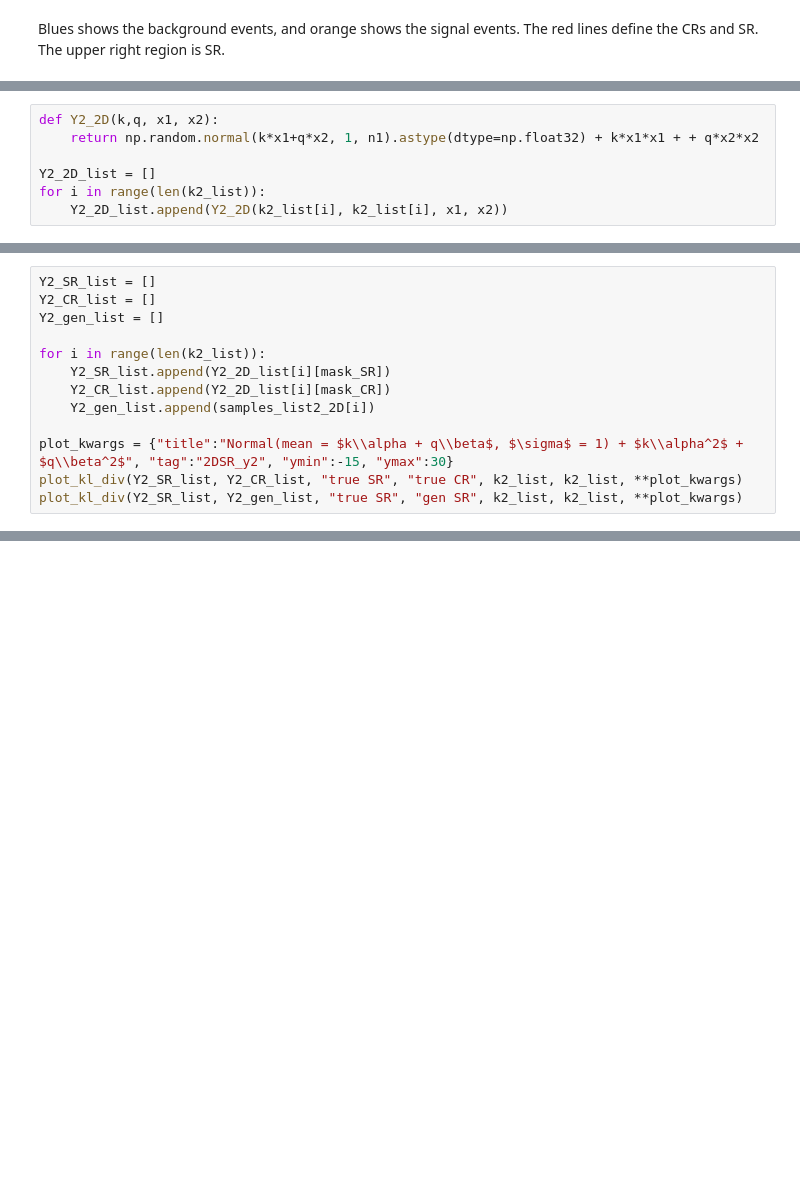
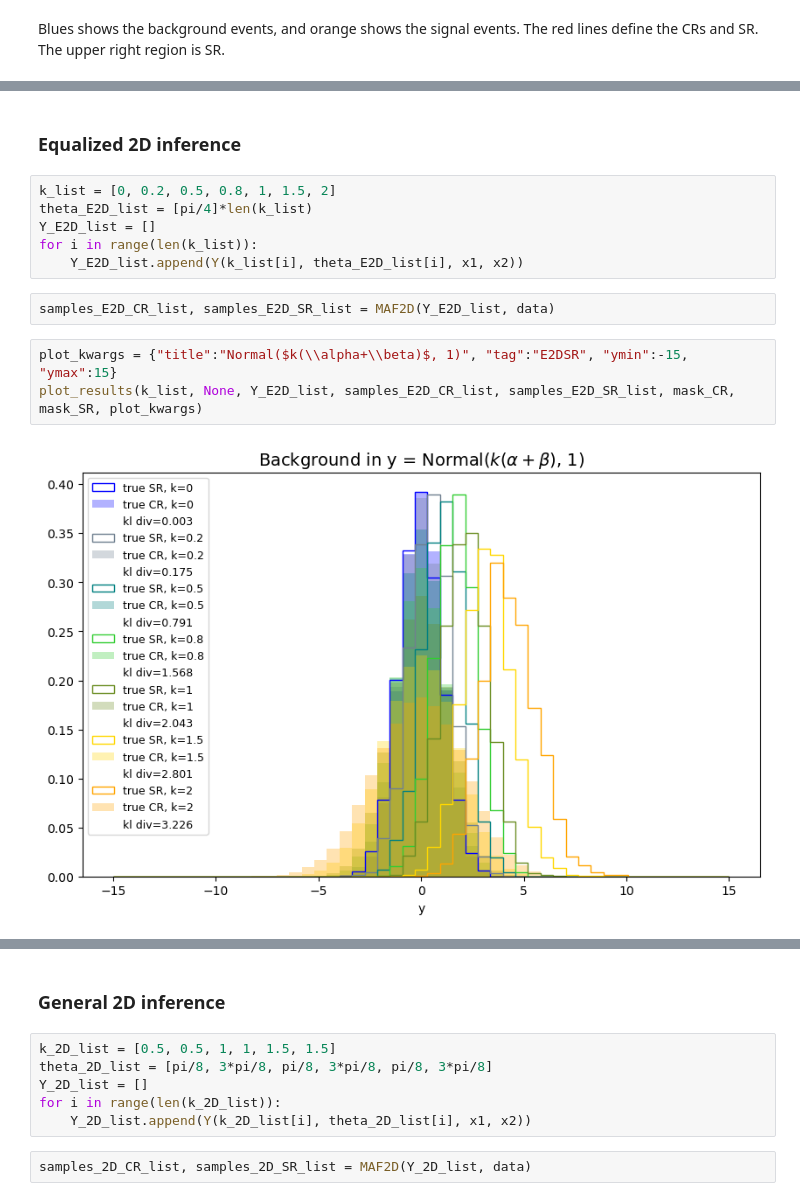
Before and after one commit to hep-lbdl/non-resonant-AD-extrapolation, a Jupyter notebook: Example.ipynb, the cells around one changed output, grey strips where cells are left out. Saved outputs shown, nothing was run; the diff lists cells and outputs as text; blank space fills up the shorter version.

```diff
--- a/Example.ipynb
+++ b/Example.ipynb
@@ -286,7 +173,0 @@ plot_kl_div(Y2_1D_SR_list, Y2_1D_gen_list, "true SR", "gen SR", k2_list, **plot_
-# %%
-def Y2_2D(k,q, x1, x2):
-    return np.random.normal(k*x1+q*x2, 1, n1).astype(dtype=np.float32) + k*x1*x1 + + q*x2*x2
-
-Y2_2D_list = []
-for i in range(len(k2_list)):
-    Y2_2D_list.append(Y2_2D(k2_list[i], k2_list[i], x1, x2))
@@ -295,13 +173,0 @@ samples_list2_2D = MAF2D(k2_list, k2_list, Y2_2D_list, data)
-# %%
-Y2_SR_list = []
-Y2_CR_list = []
-Y2_gen_list = []
-
-for i in range(len(k2_list)):
-    Y2_SR_list.append(Y2_2D_list[i][mask_SR])
-    Y2_CR_list.append(Y2_2D_list[i][mask_CR])
-    Y2_gen_list.append(samples_list2_2D[i])
-
-plot_kwargs = {"title":"Normal(mean = $k\\alpha + q\\beta$, $\sigma$ = 1) + $k\\alpha^2$ + $q\\beta^2$", "tag":"2DSR_y2", "ymin":-15, "ymax":30}
-plot_kl_div(Y2_SR_list, Y2_CR_list, "true SR", "true CR", k2_list, k2_list, **plot_kwargs)
-plot_kl_div(Y2_SR_list, Y2_gen_list, "true SR", "gen SR", k2_list, k2_list, **plot_kwargs)
@@ -310,0 +174,15 @@ plot_kl_div(Y2_SR_list, Y2_gen_list, "true SR", "gen SR", k2_list, k2_list, **pl
+# %% [markdown]
+### Equalized 2D inference
+# %%
+k_list = [0, 0.2, 0.5, 0.8, 1, 1.5, 2]
+theta_E2D_list = [pi/4]*len(k_list)
+Y_E2D_list = []
+for i in range(len(k_list)):
+    Y_E2D_list.append(Y(k_list[i], theta_E2D_list[i], x1, x2))
+# %%
+samples_E2D_CR_list, samples_E2D_SR_list = MAF2D(Y_E2D_list, data)
+# %%
+plot_kwargs = {"title":"Normal($k(\\alpha+\\beta)$, 1)", "tag":"E2DSR", "ymin":-15, "ymax":15}
+plot_results(k_list, None, Y_E2D_list, samples_E2D_CR_list, samples_E2D_SR_list, mask_CR, mask_SR, plot_kwargs)
+# %% [output]
+[figure, added]
@@ -310,0 +191,10 @@ plot_kl_div(Y2_SR_list, Y2_gen_list, "true SR", "gen SR", k2_list, k2_list, **pl
+# %% [markdown]
+### General 2D inference
+# %%
+k_2D_list = [0.5, 0.5, 1, 1, 1.5, 1.5]
+theta_2D_list = [pi/8, 3*pi/8, pi/8, 3*pi/8, pi/8, 3*pi/8]
+Y_2D_list = []
+for i in range(len(k_2D_list)):
+    Y_2D_list.append(Y(k_2D_list[i], theta_2D_list[i], x1, x2))
+# %%
+samples_2D_CR_list, samples_2D_SR_list = MAF2D(Y_2D_list, data)
```
Also changed, not shown: parts of 70 cells of this notebook, 34 other files.
